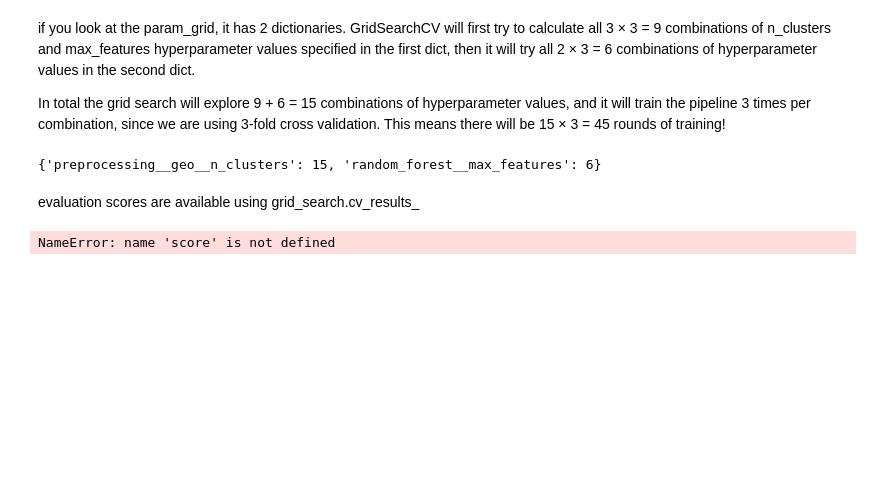
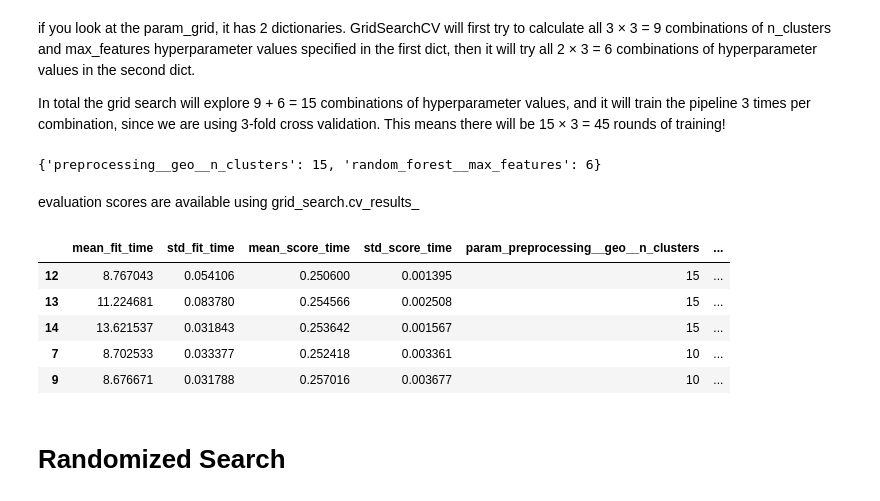
Before and after one commit to Chukwuebuka-2003/homllessons, a Jupyter notebook: Lessons.ipynb, the cells around one changed output. Drawn from its saved outputs; the diff is of its cells as text; code cells hidden in the pictures; blank space fills up the shorter version.

```diff
--- a/Lessons.ipynb
+++ b/Lessons.ipynb
@@ -1243,8 +1243,16 @@ grid_search.best_params_
 # %% [markdown]
 evaluation scores are available using grid_search.cv_results_
 # %%
-cv_result = pd.DataFrame(grid_search.cv_results_)
-cv_result.sort_values(by="mean_test_score", ascending=False, inplace=True, rmse=-score)
+x = grid_search.cv_results_
+cv_result = pd.DataFrame(x)
+cv_result.sort_values(by="mean_test_score", ascending=False, inplace=True)
 cv_result.head()
 # %% [output]
-NameError: name 'score' is not defined
+|  | mean_fit_time | std_fit_time | mean_score_time | std_score_time | param_preprocessing__geo__n_clusters | ... |
+| 12 | 8.767043 | 0.054106 | 0.250600 | 0.001395 | 15 | ... |
+| 13 | 11.224681 | 0.083780 | 0.254566 | 0.002508 | 15 | ... |
+| 14 | 13.621537 | 0.031843 | 0.253642 | 0.001567 | 15 | ... |
+| 7 | 8.702533 | 0.033377 | 0.252418 | 0.003361 | 10 | ... |
+| 9 | 8.676671 | 0.031788 | 0.257016 | 0.003677 | 10 | ... |
+# %% [markdown]
+# Randomized Search
```
Also changed, not shown: parts of 29 cells of this notebook, 1 other file.
